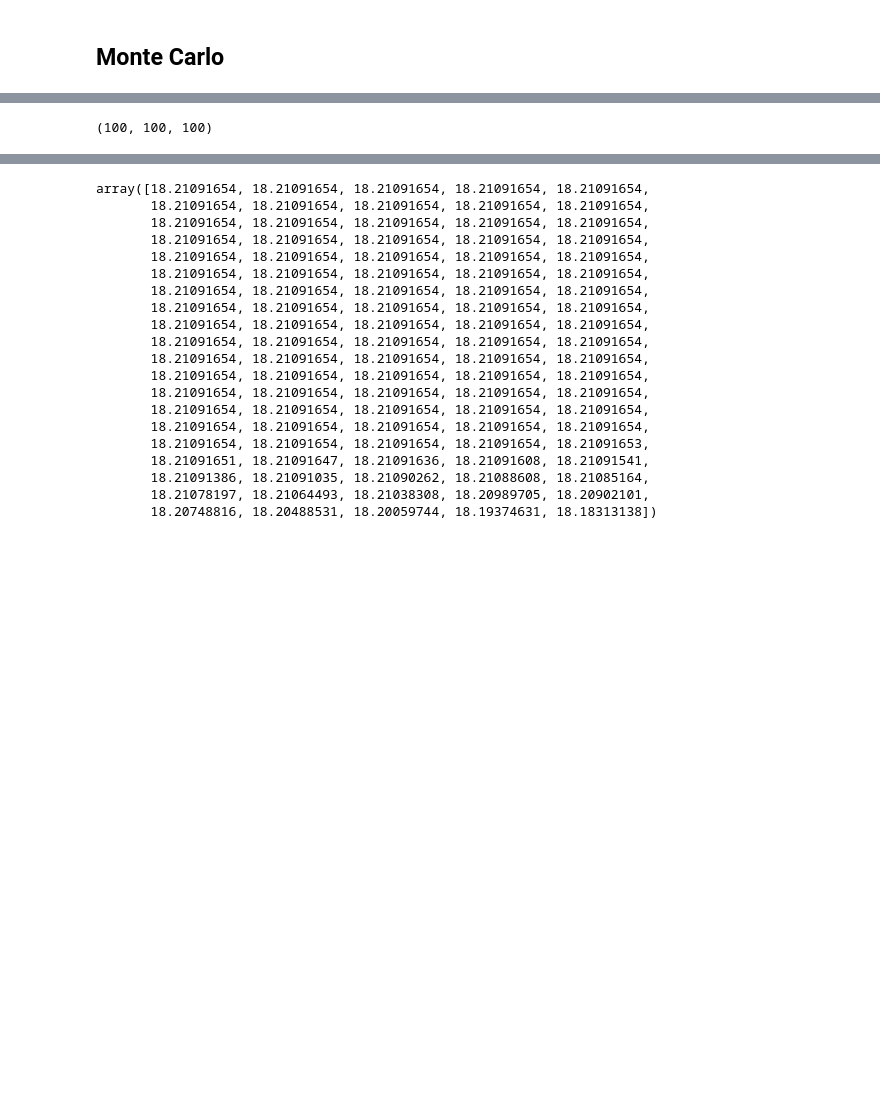
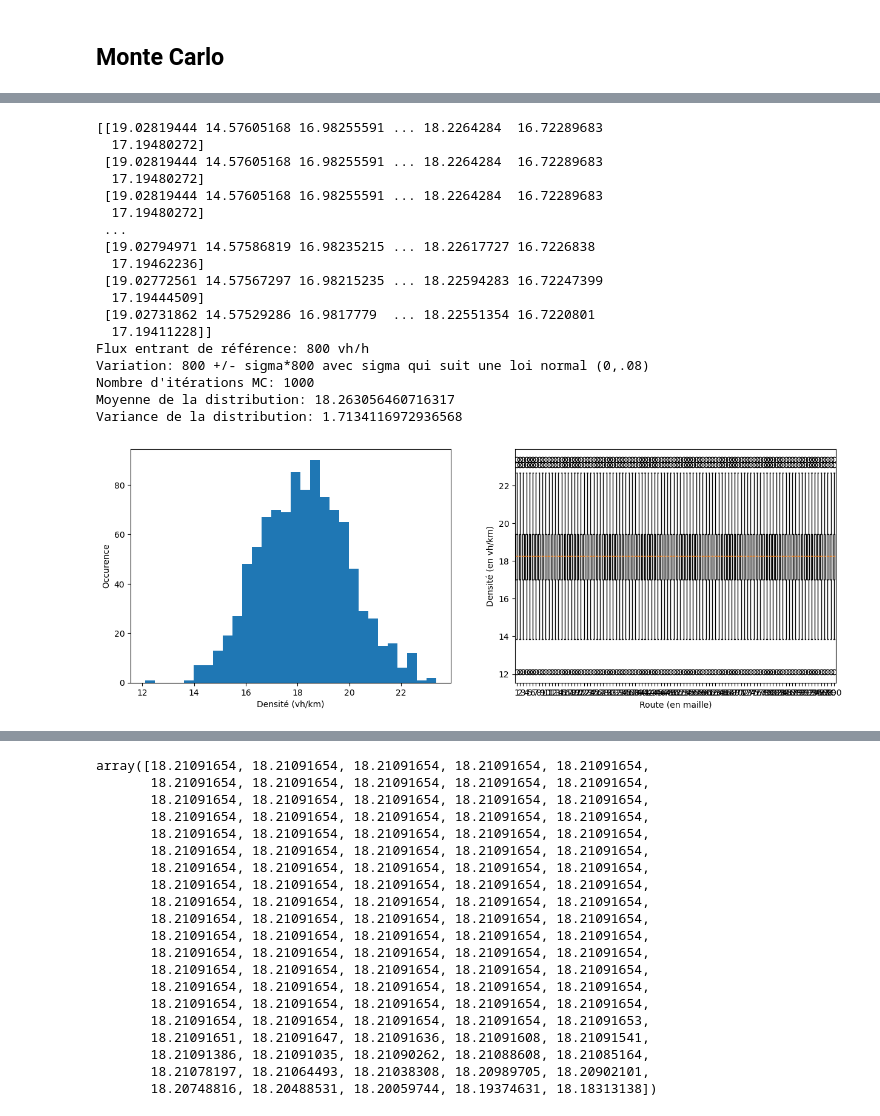
Before and after one commit to gormfinengel/ProjetLesGars, a Jupyter notebook: straight_road_uncertainty.ipynb, the cells around one changed output, grey strips where cells are left out. Drawn from its saved outputs; the diff is of its cells as text; code cells hidden in the pictures; blank space fills up the shorter version.

```diff
--- a/straight_road_uncertainty.ipynb
+++ b/straight_road_uncertainty.ipynb
@@ -154,9 +152,52 @@ T = 6.666666666666667e-05
 2.0
 La route Section solo test a p_c = 75.0
 # %%
-np.shape(mc_values)
+mc_values = np.asarray(mc_values)
+mu = np.mean(mc_values[:,-1])
+variance = np.std(mc_values[:,-1])
+
+fig, axs = plt.subplots(1,2, figsize=(15,5))
+
+axs[0].hist(mc_values[:,-1], bins=30)
+axs[0].set_xlabel("Densité (vh/km)")
+axs[0].set_ylabel("Occurence")
+
+box_val = np.zeros((np.shape(mc_values)[1],np.shape(mc_values)[0]))
+
+for i in range(N):
+    box_val[i,:] = mc_values[:,i]
+
+print(box_val)
+
+axs[1].boxplot(box_val.tolist())
+axs[1].set_xlabel("Route (en maille)")
+axs[1].set_ylabel("Densité (en vh/km)")
+
+print("Flux entrant de référence: 800 vh/h")
+print("Variation: 800 +/- sigma*800 avec sigma qui suit une loi normal (0,.08)")
+print("Nombre d'itérations MC: 1000")
+print("Moyenne de la distribution: " + str(mu))
+print("Variance de la distribution: " + str(variance))
 # %% [output]
-(100, 100, 100)
+[[19.02819444 14.57605168 16.98255591 ... 18.2264284  16.72289683
+  17.19480272]
+ [19.02819444 14.57605168 16.98255591 ... 18.2264284  16.72289683
+  17.19480272]
+ [19.02819444 14.57605168 16.98255591 ... 18.2264284  16.72289683
+  17.19480272]
+ ...
+ [19.02794971 14.57586819 16.98235215 ... 18.22617727 16.7226838
+  17.19462236]
+ [19.02772561 14.57567297 16.98215235 ... 18.22594283 16.72247399
+  17.19444509]
+ [19.02731862 14.57529286 16.9817779  ... 18.22551354 16.7220801
+  17.19411228]]
+Flux entrant de référence: 800 vh/h
+Variation: 800 +/- sigma*800 avec sigma qui suit une loi normal (0,.08)
+Nombre d'itérations MC: 1000
+Moyenne de la distribution: 18.263056460716317
+Variance de la distribution: 1.7134116972936568
+[figure, added]
 # %%
 from matplotlib.widgets import Slider, Button
 
```
Also changed, not shown: parts of 6 cells of this notebook, 4 other files.
